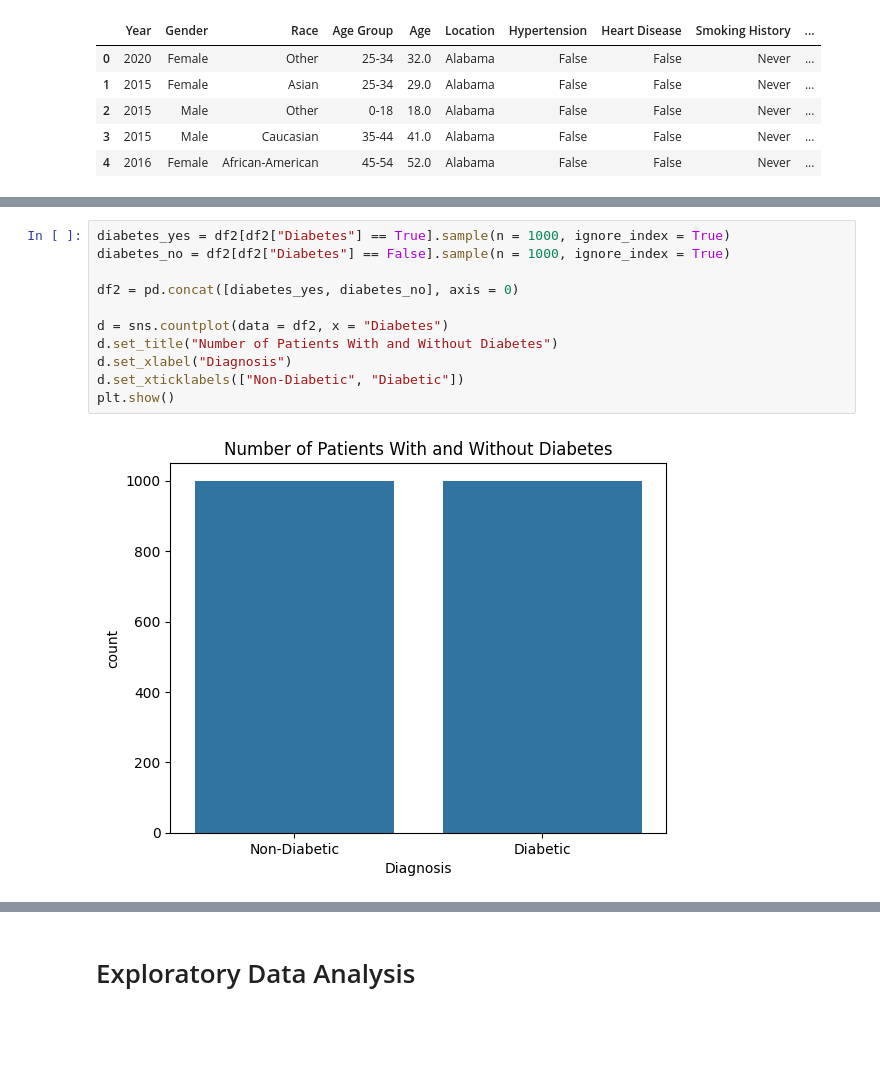
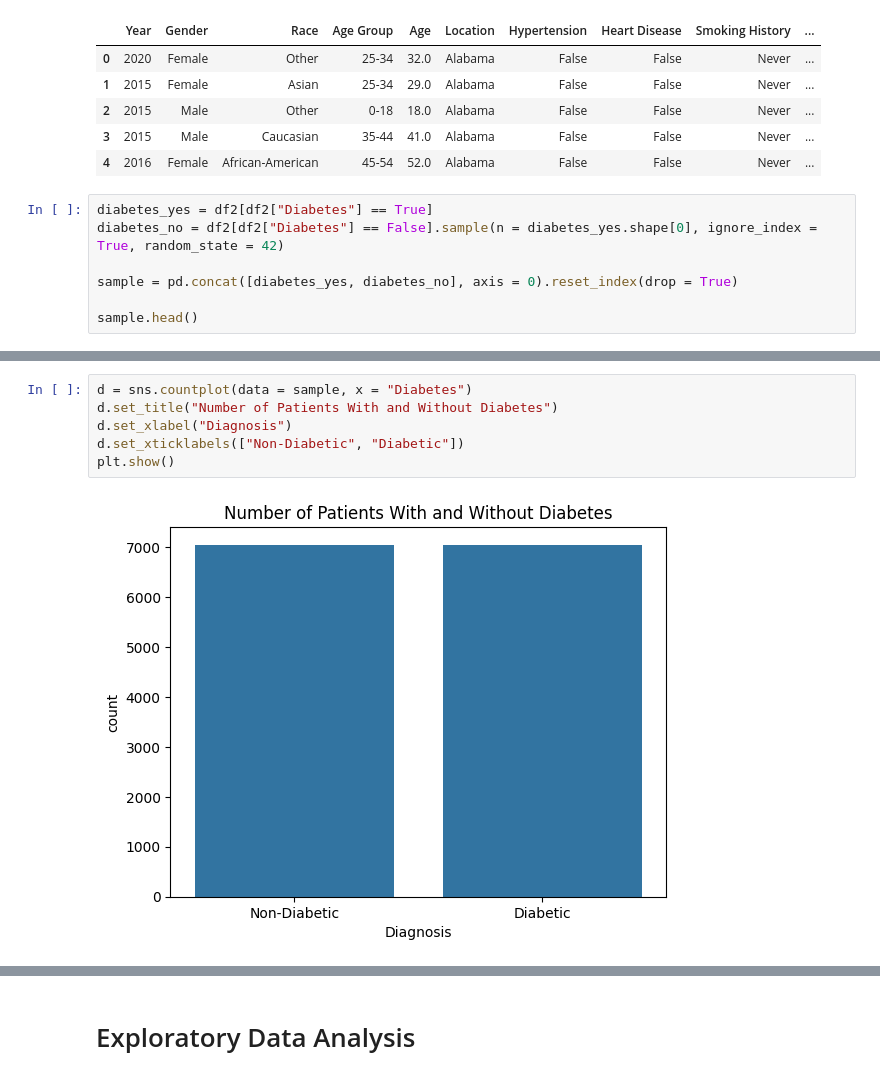
Before and after one commit to ayla011/diabetes_prediction_model, a Jupyter notebook: Who's_at_Risk_of_Diabetes?_(with_Prediction_Model).ipynb, the cells around one changed output, grey strips where cells are left out. Drawn from its saved outputs; the diff is of its cells as text; blank space fills up the shorter version.

```diff
--- a/Who's_at_Risk_of_Diabetes?_(with_Prediction_Model).ipynb
+++ b/Who's_at_Risk_of_Diabetes?_(with_Prediction_Model).ipynb
@@ -208,3 +217,10 @@ df2.head()
 | 2 | 2015 | Male | Other | 0-18 | 18.0 | Alabama | False | False | Never | ... |
 | 3 | 2015 | Male | Caucasian | 35-44 | 41.0 | Alabama | False | False | Never | ... |
 | 4 | 2016 | Female | African-American | 45-54 | 52.0 | Alabama | False | False | Never | ... |
+# %%
+diabetes_yes = df2[df2["Diabetes"] == True]
+diabetes_no = df2[df2["Diabetes"] == False].sample(n = diabetes_yes.shape[0], ignore_index = True, random_state = 42)
+
+sample = pd.concat([diabetes_yes, diabetes_no], axis = 0).reset_index(drop = True)
+
+sample.head()
@@ -211,14 +234,9 @@ df2.head()
 # %%
-diabetes_yes = df2[df2["Diabetes"] == True].sample(n = 1000, ignore_index = True)
-diabetes_no = df2[df2["Diabetes"] == False].sample(n = 1000, ignore_index = True)
-
-df2 = pd.concat([diabetes_yes, diabetes_no], axis = 0)
-
-d = sns.countplot(data = df2, x = "Diabetes")
+d = sns.countplot(data = sample, x = "Diabetes")
 d.set_title("Number of Patients With and Without Diabetes")
 d.set_xlabel("Diagnosis")
 d.set_xticklabels(["Non-Diabetic", "Diabetic"])
 plt.show()
 # %% [output]
-[figure, old version]
+[figure, new version]
 # %%
```
Also changed, not shown: parts of 19 cells of this notebook.
